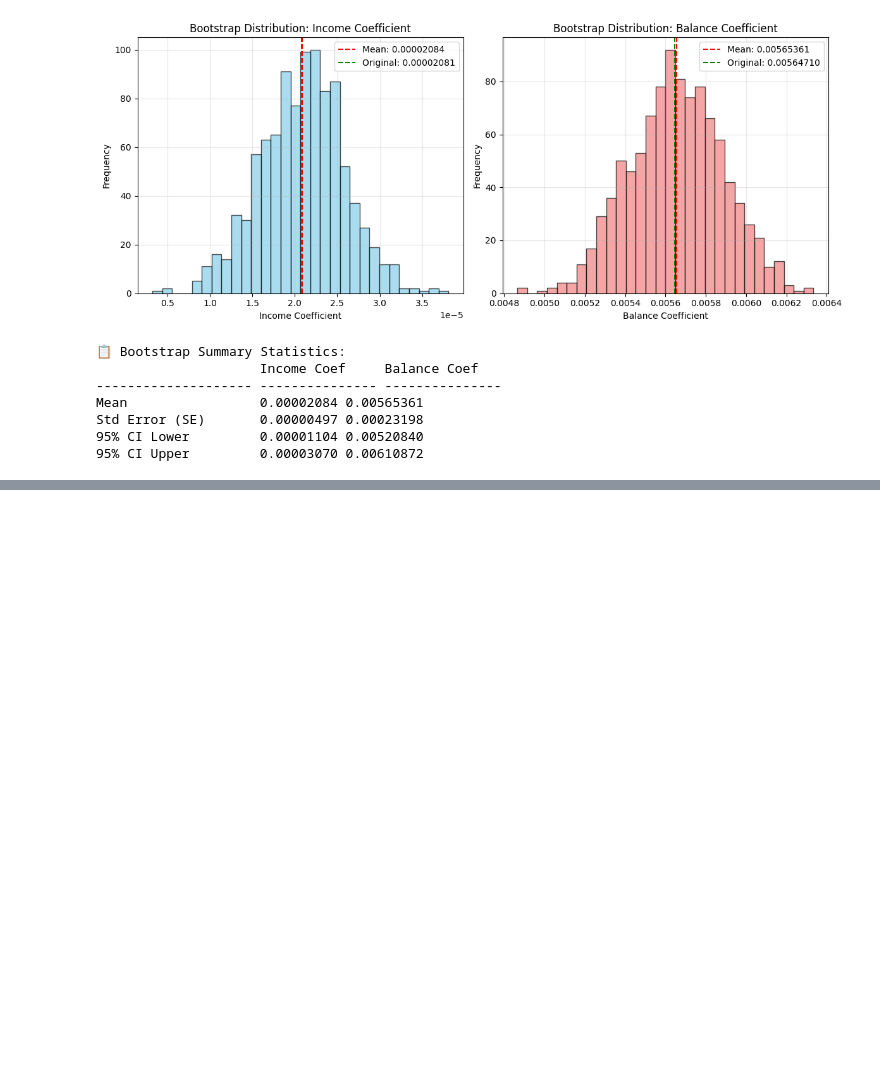
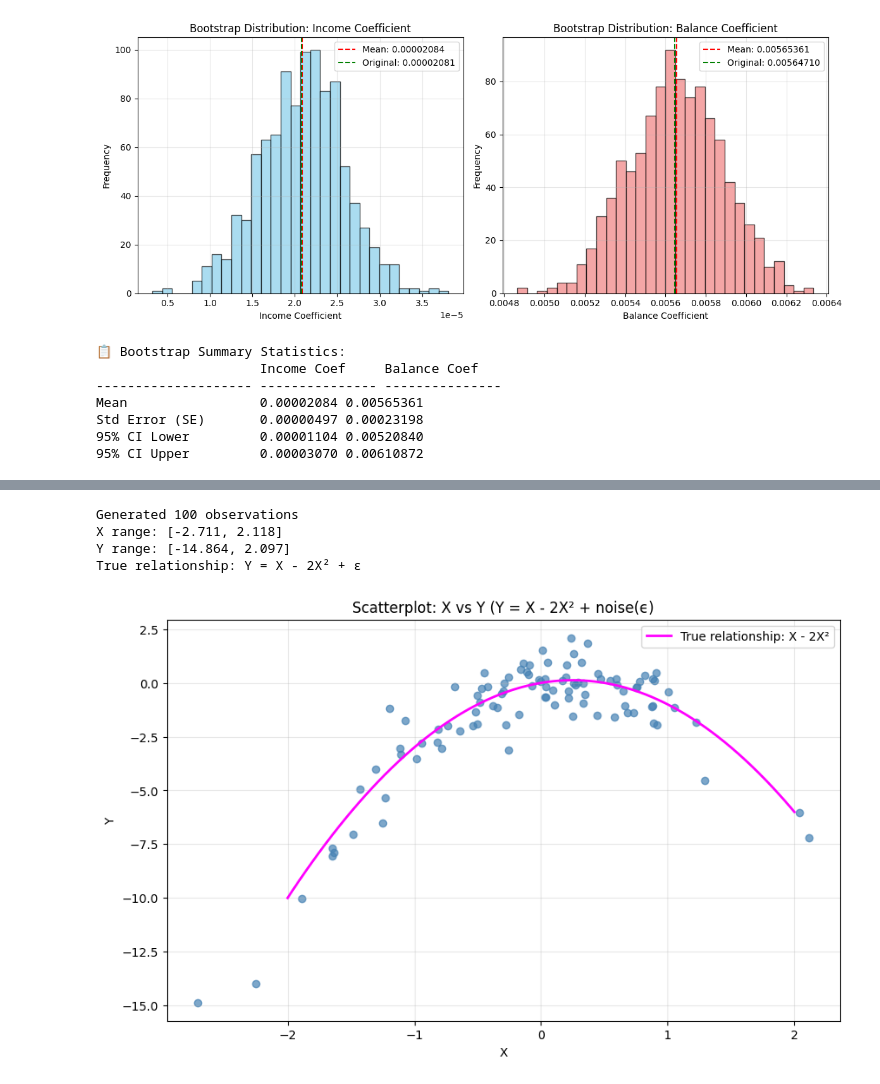
Before and after one commit to dh-kt/Statistical_Learning_Resampling-Method, a Jupyter notebook: notebooks/validation_set_approach.ipynb, the cells around one changed output, grey strips where cells are left out. Cells and saved outputs as stored; diff of their text form; code cells hidden in the pictures; blank space fills up the shorter version.

```diff
--- a/notebooks/validation_set_approach.ipynb
+++ b/notebooks/validation_set_approach.ipynb
@@ -810,0 +1032,6 @@ Std Error (SE)       0.00000497 0.00023198
+# %%
+#8. We will now perform cross-validation on a simulated data set.
+ #Generate a simulated data set as follows:
+rng = np.random.default_rng(1)
+x = rng.normal(size=100)
+y = x - 2 * x**2 + rng.normal(size=100)
@@ -810,0 +1056,27 @@ Std Error (SE)       0.00000497 0.00023198
+# %%
+print(f'Generated {len(x)} observations')
+print(f'X range: [{x.min():.3f}, {x.max():.3f}]')
+print(f'Y range: [{y.min():.3f}, {y.max():.3f}]')
+print(f'True relationship: Y = X - 2X² + ε')
+# %% [output]
+Generated 100 observations
+X range: [-2.711, 2.118]
+Y range: [-14.864, 2.097]
+True relationship: Y = X - 2X² + ε
+# %%
+#b - Create scatterplot of X vs Y
+plt.figure(figsize=(10,6))
+plt.scatter(x, y, alpha=0.7, color='steelblue')
+plt.xlabel('X')
+plt.ylabel('Y')
+plt.title('Scatterplot: X vs Y (Y = X - 2X² + noise(ϵ)')
+plt.grid(True, alpha=0.3)
+
+#Add true relationship curve for reference
+x_curv = np.linspace(-2, 2, 100)
+y_curv = x_curv - 2 * x_curv**2
+plt.plot(x_curv, y_curv, color='magenta', linewidth=2, label='True relationship: X - 2X²')
+plt.legend()
+plt.show()
+# %% [output]
+[figure, added]
```
Also changed, not shown: parts of 18 cells of this notebook.
